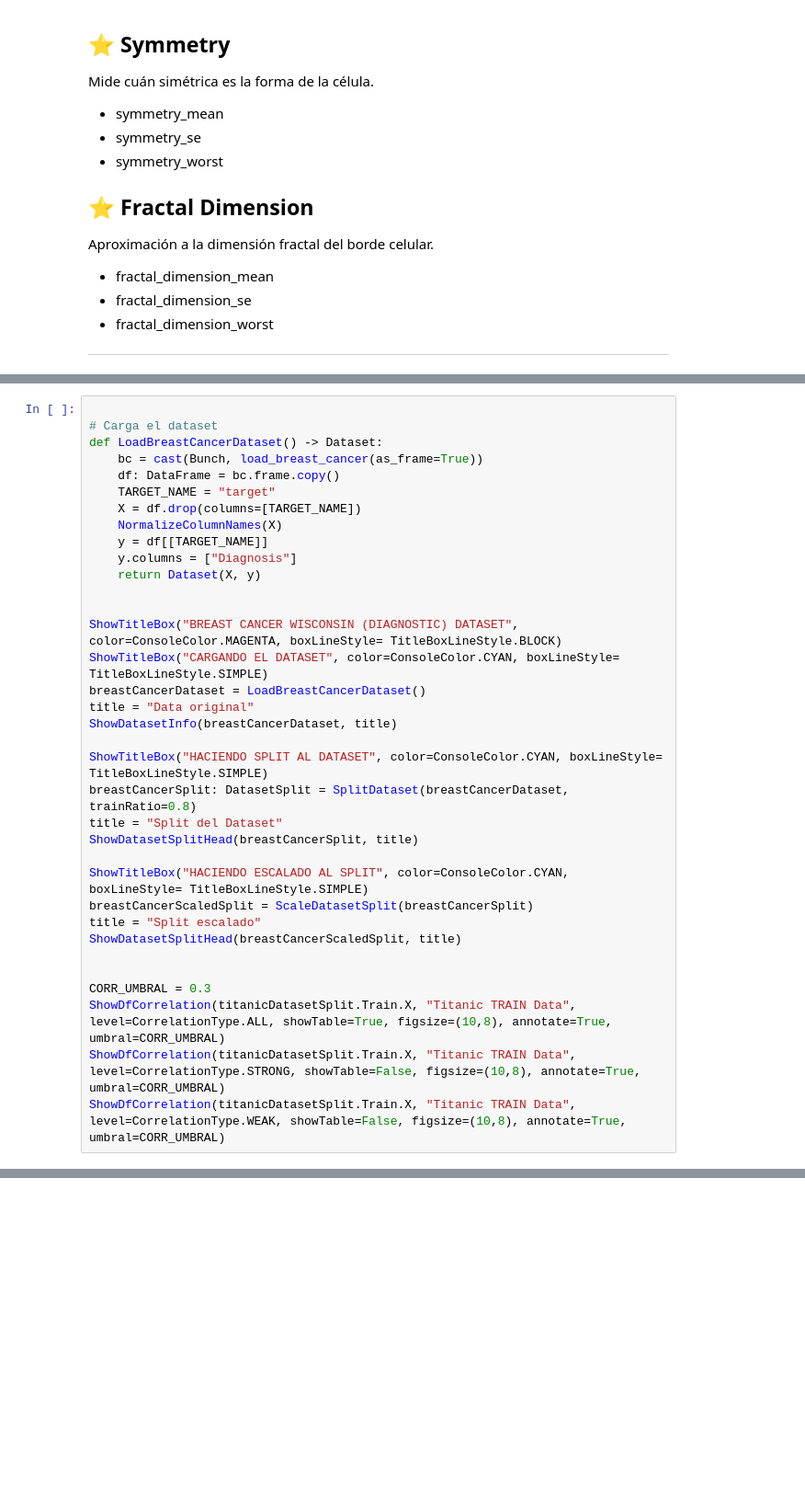
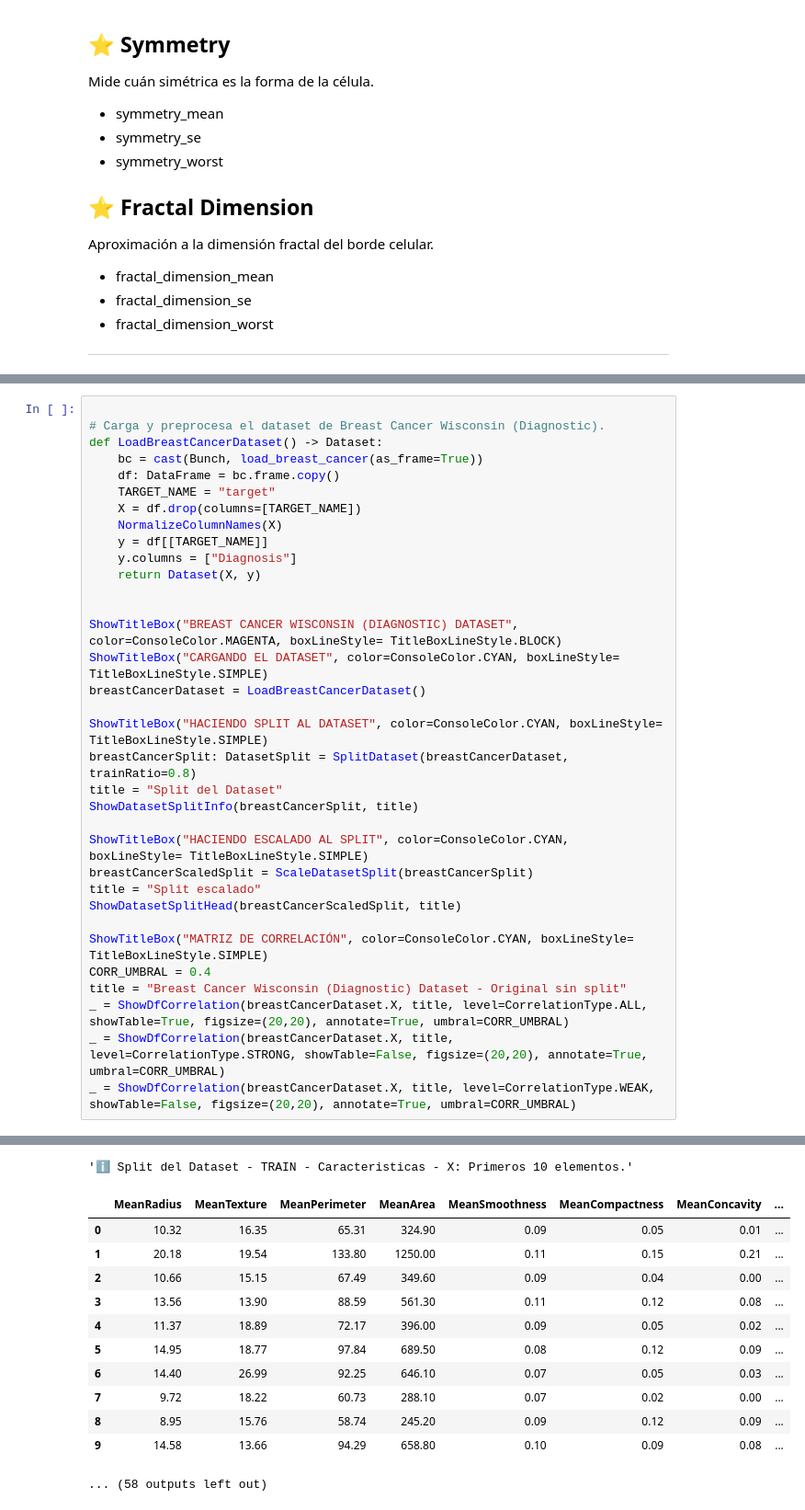
Before and after one commit to UIDE-Tareas/6-Herramientas-Data-Science-Tarea1, a Jupyter notebook: App.ipynb, the cells around one changed output, grey strips where cells are left out. Shown at 92% size. Drawn from its saved outputs; the diff is of its cells as text; blank space fills up the shorter version.

```diff
--- a/App.ipynb
+++ b/App.ipynb
@@ -807,6 +878,6 @@ Aproximación a la dimensión fractal del borde celular.
 # %%
 
-# Carga el dataset
+# Carga y preprocesa el dataset de Breast Cancer Wisconsin (Diagnostic).
 def LoadBreastCancerDataset() -> Dataset:
     bc = cast(Bunch, load_breast_cancer(as_frame=True))
     df: DataFrame = bc.frame.copy()
@@ -821,21 +892,21 @@ def LoadBreastCancerDataset() -> Dataset:
 ShowTitleBox("BREAST CANCER WISCONSIN (DIAGNOSTIC) DATASET", color=ConsoleColor.MAGENTA, boxLineStyle= TitleBoxLineStyle.BLOCK)
 ShowTitleBox("CARGANDO EL DATASET", color=ConsoleColor.CYAN, boxLineStyle= TitleBoxLineStyle.SIMPLE)
 breastCancerDataset = LoadBreastCancerDataset()
-title = "Data original"
-ShowDatasetInfo(breastCancerDataset, title)
 
 ShowTitleBox("HACIENDO SPLIT AL DATASET", color=ConsoleColor.CYAN, boxLineStyle= TitleBoxLineStyle.SIMPLE)
 breastCancerSplit: DatasetSplit = SplitDataset(breastCancerDataset, trainRatio=0.8)
 title = "Split del Dataset"
-ShowDatasetSplitHead(breastCancerSplit, title)
+ShowDatasetSplitInfo(breastCancerSplit, title)
 
 ShowTitleBox("HACIENDO ESCALADO AL SPLIT", color=ConsoleColor.CYAN, boxLineStyle= TitleBoxLineStyle.SIMPLE)
 breastCancerScaledSplit = ScaleDatasetSplit(breastCancerSplit)
 title = "Split escalado"
 ShowDatasetSplitHead(breastCancerScaledSplit, title)
 
-
-CORR_UMBRAL = 0.3
-ShowDfCorrelation(titanicDatasetSplit.Train.X, "Titanic TRAIN Data", level=CorrelationType.ALL, showTable=True, figsize=(10,8), annotate=True, umbral=CORR_UMBRAL)
-ShowDfCorrelation(titanicDatasetSplit.Train.X, "Titanic TRAIN Data", level=CorrelationType.STRONG, showTable=False, figsize=(10,8), annotate=True, umbral=CORR_UMBRAL)
-ShowDfCorrelation(titanicDatasetSplit.Train.X, "Titanic TRAIN Data", level=CorrelationType.WEAK, showTable=False, figsize=(10,8), annotate=True, umbral=CORR_UMBRAL)
+ShowTitleBox("MATRIZ DE CORRELACIÓN", color=ConsoleColor.CYAN, boxLineStyle= TitleBoxLineStyle.SIMPLE)
+CORR_UMBRAL = 0.4
+title = "Breast Cancer Wisconsin (Diagnostic) Dataset - Original sin split"
+_ = ShowDfCorrelation(breastCancerDataset.X, title, level=CorrelationType.ALL, showTable=True, figsize=(20,20), annotate=True, umbral=CORR_UMBRAL)
+_ = ShowDfCorrelation(breastCancerDataset.X, title, level=CorrelationType.STRONG, showTable=False, figsize=(20,20), annotate=True, umbral=CORR_UMBRAL)
+_ = ShowDfCorrelation(breastCancerDataset.X, title, level=CorrelationType.WEAK, showTable=False, figsize=(20,20), annotate=True, umbral=CORR_UMBRAL)
+# %% [output]
@@ -841,0 +972,13 @@ ShowDfCorrelation(titanicDatasetSplit.Train.X, "Titanic TRAIN Data", level=Corre
+'ℹ️ Split del Dataset - TRAIN - Caracteristicas - X: Primeros 10 elementos.'
+|  | MeanRadius | MeanTexture | MeanPerimeter | MeanArea | MeanSmoothness | MeanCompactness | MeanConcavity | ... |
+| 0 | 10.32 | 16.35 | 65.31 | 324.90 | 0.09 | 0.05 | 0.01 | ... |
+| 1 | 20.18 | 19.54 | 133.80 | 1250.00 | 0.11 | 0.15 | 0.21 | ... |
+| 2 | 10.66 | 15.15 | 67.49 | 349.60 | 0.09 | 0.04 | 0.00 | ... |
+| 3 | 13.56 | 13.90 | 88.59 | 561.30 | 0.11 | 0.12 | 0.08 | ... |
+| 4 | 11.37 | 18.89 | 72.17 | 396.00 | 0.09 | 0.05 | 0.02 | ... |
+| 5 | 14.95 | 18.77 | 97.84 | 689.50 | 0.08 | 0.12 | 0.09 | ... |
+| 6 | 14.40 | 26.99 | 92.25 | 646.10 | 0.07 | 0.05 | 0.03 | ... |
+| 7 | 9.72 | 18.22 | 60.73 | 288.10 | 0.07 | 0.02 | 0.00 | ... |
+| 8 | 8.95 | 15.76 | 58.74 | 245.20 | 0.09 | 0.12 | 0.09 | ... |
+| 9 | 14.58 | 13.66 | 94.29 | 658.80 | 0.10 | 0.09 | 0.08 | ... |
+... (58 outputs left out)
```
Also changed, not shown: parts of 8 cells of this notebook.
